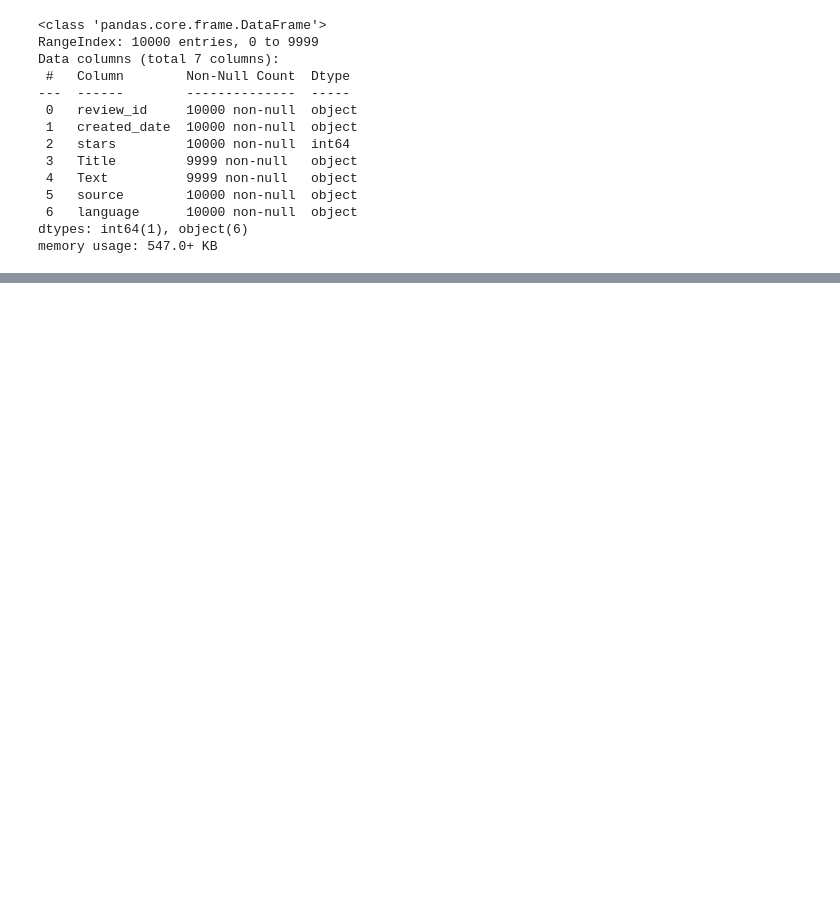
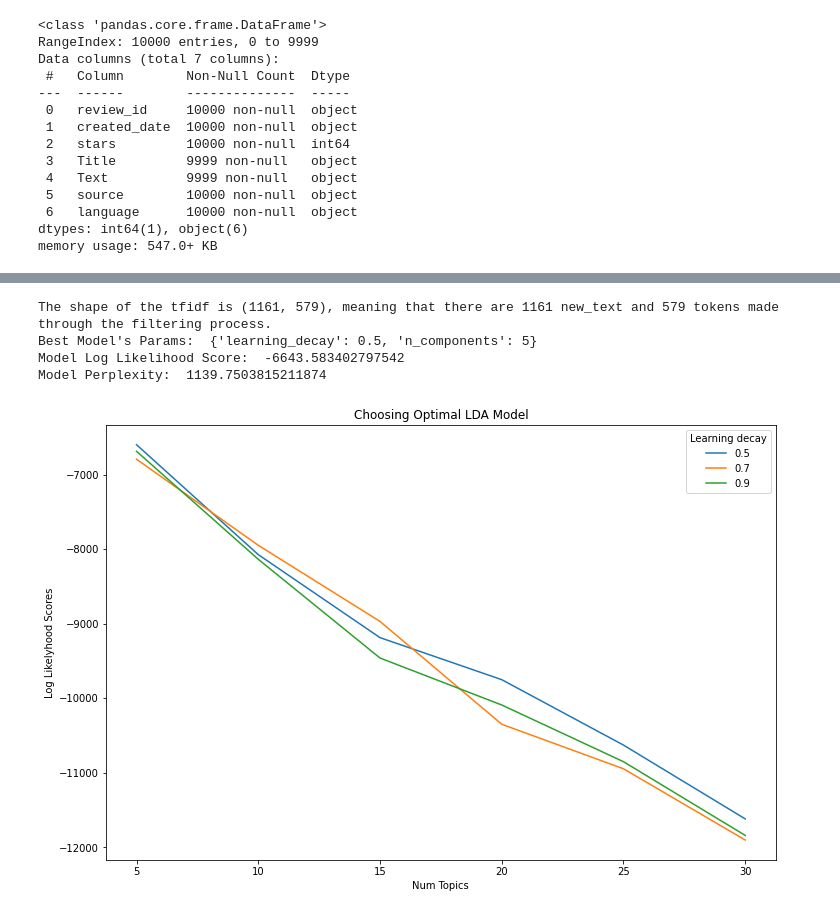
Before and after one commit to sreeramRJ/reviews_topic_modelling, a Jupyter notebook: notebook.ipynb, the cells around one changed output, grey strips where cells are left out. Cells and saved outputs as stored; diff of their text form; code cells hidden in the pictures; blank space fills up the shorter version.

```diff
--- a/notebook.ipynb
+++ b/notebook.ipynb
@@ -102,0 +473,8 @@ FileNotFoundError: [WinError 3] The system cannot find the path specified: 'C:\\
+# %%
+best_lda_model, dtm_tfidf, tfidf_vectorizer = optimal_lda_model(neg_reviews, 'new_text')
+# %% [output]
+The shape of the tfidf is (1161, 579), meaning that there are 1161 new_text and 579 tokens made through the filtering process.
+Best Model's Params:  {'learning_decay': 0.5, 'n_components': 5}
+Model Log Likelihood Score:  -6643.583402797542
+Model Perplexity:  1139.7503815211874
+[figure, added]
```
Also changed, not shown: parts of 49 cells of this notebook, 1 other file.
